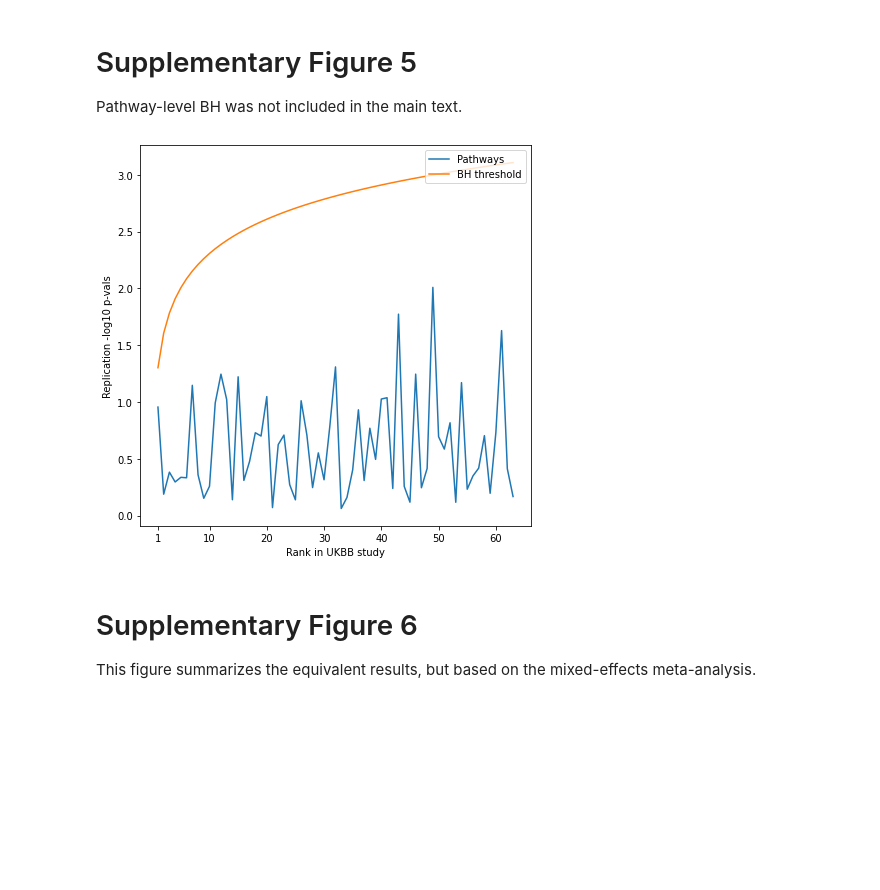
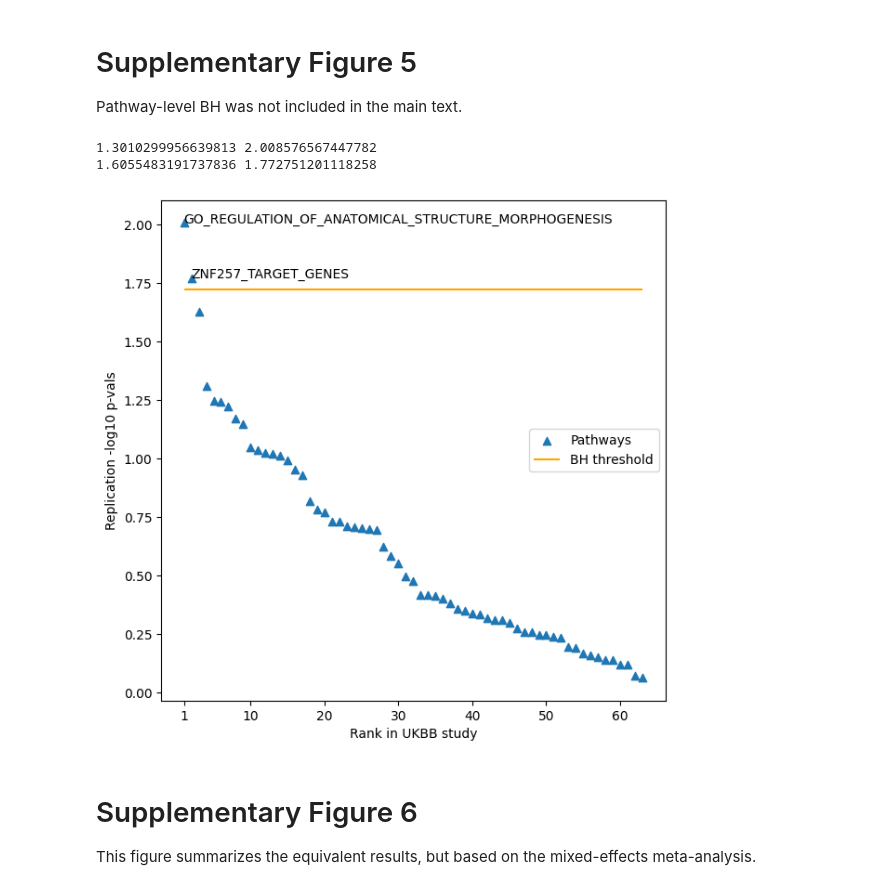
Before and after one commit to mjbeyeler/Stuff, a Jupyter notebook: mattia_paper/metaanalysis_figures.ipynb, the cells around one changed output. Saved outputs shown, nothing was run; the diff lists cells and outputs as text; code cells hidden in the pictures; blank space fills up the shorter version.

```diff
--- a/mattia_paper/metaanalysis_figures.ipynb
+++ b/mattia_paper/metaanalysis_figures.ipynb
@@ -345,11 +363,24 @@ Data based on fixed-effects meta-analysis
 # %%
-from matplotlib import pyplot as plt
+# from matplotlib import pyplot as plt
 import numpy as np
 plt.figure(figsize=[4,4])
-plt.plot(range(1,df_fe.shape[0]+1),-np.log10(df_fe['P']))
-plt.plot(range(1,df_fe.shape[0]+1), -np.log10(0.05/np.linspace(1, df_fe.shape[0]+1, num=df_fe.shape[0])))
+plt.scatter(range(1,df_fe.shape[0]+1),-np.log10(df_fe['P']), marker='^')
+
+bh_curve = -np.log10(0.05/np.linspace(1, df_fe.shape[0]+1, num=df_fe.shape[0]))
+
+p = bh_curve[0]
+i = 0
+while p <= -np.log10(df_fe['P'].iloc[i]):
+    print(p, -np.log10(df_fe['P'].iloc[i]))
+    thres = p
+    i += 1
+    p = bh_curve[i]
+
+plt.hlines(thres, xmin=1, xmax=len(df_fe), color='orange')
+plt.hlines(-np.log10(0.05/len(df_fe)), xmin=1, xmax=len(df_fe), color='red')
+
 # plt.title("SNP hits", fontweight='bold')
-plt.xlabel("Discovery rank")
+plt.xlabel("Replication rank")
 plt.ylabel("Replication -log10 p-values")
 plt.legend(["lead SNPs", "BH threshold"], loc='upper right')
 plt.xticks([1,25,50,75,100,125])
@@ -360,8 +391,9 @@ print("Replicated hits:", txt)
 print("Their ranks:", x)
 
 for i,hit in enumerate(txt):
-    plt.annotate(hit, (x[i],-np.log10(y[i])), textcoords='offset points',arrowprops=dict(arrowstyle="->"))
+    plt.annotate(hit, (x[i],-np.log10(y[i])), textcoords='offset points', size=9)
 
 plt.tight_layout()
+# plt.grid()
 plt.savefig("/Users/mbeyele5/retina_tortuosity/output/GWAS_all/skipogh_DF_GWAS_Tanguy/fe_SNP_hits.tiff")
 # %% [output]
@@ -444,24 +553,38 @@ Pathway-level BH was not included in the main text.
 # %%
 from matplotlib import pyplot as plt
 import numpy as np
 dfp=fe_ptwSc
+dfp.sort_values(3, inplace=True)
 plt.figure(figsize=[7,7])
-plt.plot(range(1,dfp.shape[0]+1),-np.log10(dfp[3]))
-plt.plot(range(1,dfp.shape[0]+1), -np.log10(0.05/np.linspace(1, dfp.shape[0]+1, num=dfp.shape[0])))
+plt.scatter(range(1,dfp.shape[0]+1),-np.log10(dfp[3]), marker='^')
+
+bh_curve = -np.log10(0.05/np.linspace(1, dfp.shape[0]+1, num=dfp.shape[0]))
+
+p = bh_curve[0]
+i = 0
+while bh_curve[i] <= -np.log10(dfp[3].iloc[i]):
+    print(bh_curve[i], -np.log10(dfp[3].iloc[i]))
+    thres = -np.log10(dfp[3].iloc[i]) - 0.05
+    i += 1
+
+plt.hlines(thres, xmin=1, xmax=len(dfp), color='orange')
+
 # plt.title("Fixed-effects metaanalysis", fontweight='bold', size=15)
 plt.xlabel("Rank in UKBB study")
 plt.ylabel("Replication -log10 p-vals")
 plt.xticks([1,10,20,30,40,50,60])
-plt.legend(["Pathways", "BH threshold"], loc='upper right')
+plt.legend(["Pathways", "BH threshold"], loc='center right')
 
 x,y,txt=get_annotations(dfp,3)
 
 for i,hit in enumerate(txt):
-    plt.annotate(hit, (x[i],-np.log10(y[i])), textcoords='offset points',arrowprops=dict(arrowstyle="->"))
+    plt.annotate(hit, (x[i],-np.log10(y[i])))
 
 plt.savefig("/Users/mbeyele5/retina_tortuosity/output/GWAS_all/skipogh_DF_GWAS_Tanguy/fe_ptw_hits.png")
 # %% [output]
+1.3010299956639813 2.008576567447782
+1.6055483191737836 1.772751201118258
-[figure, old version]
+[figure, new version]
 # %% [markdown]
 # Supplementary Figure 6
 This figure summarizes the equivalent results, but based on the mixed-effects meta-analysis.
```
Also changed, not shown: parts of 14 cells of this notebook, 14 other files.
